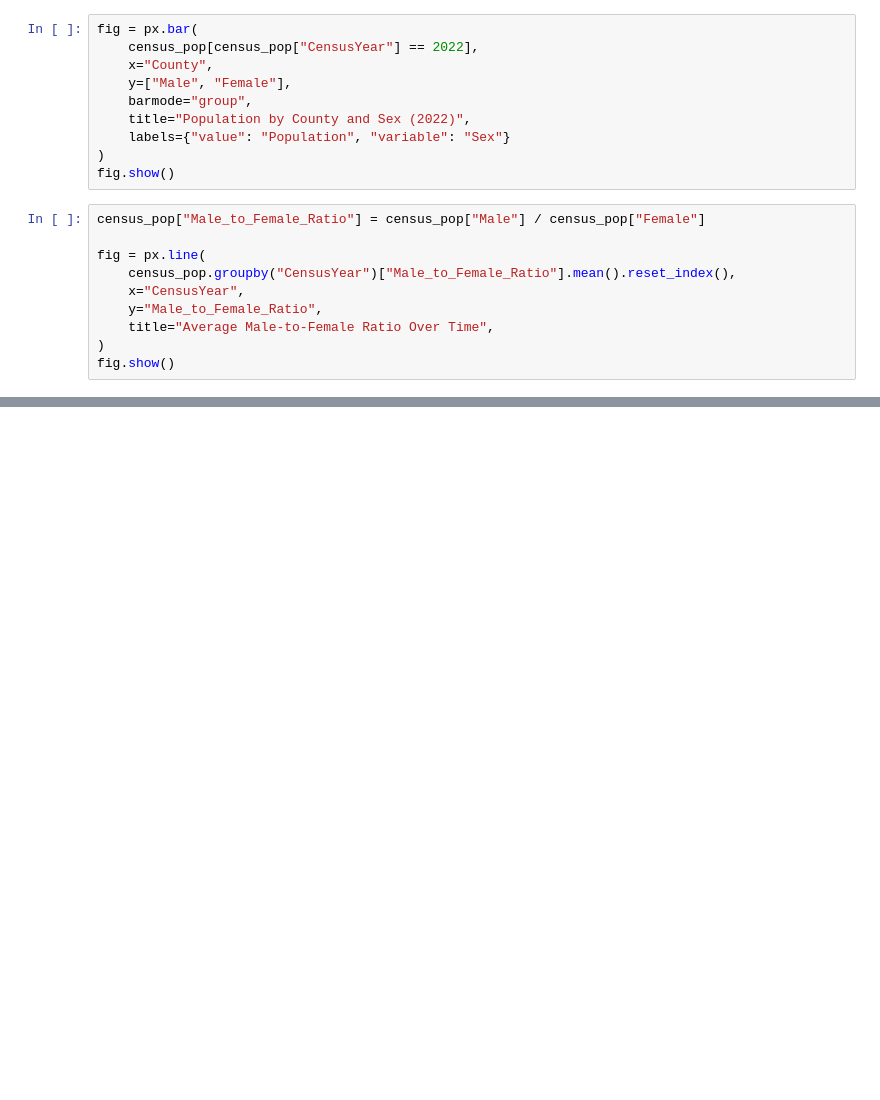
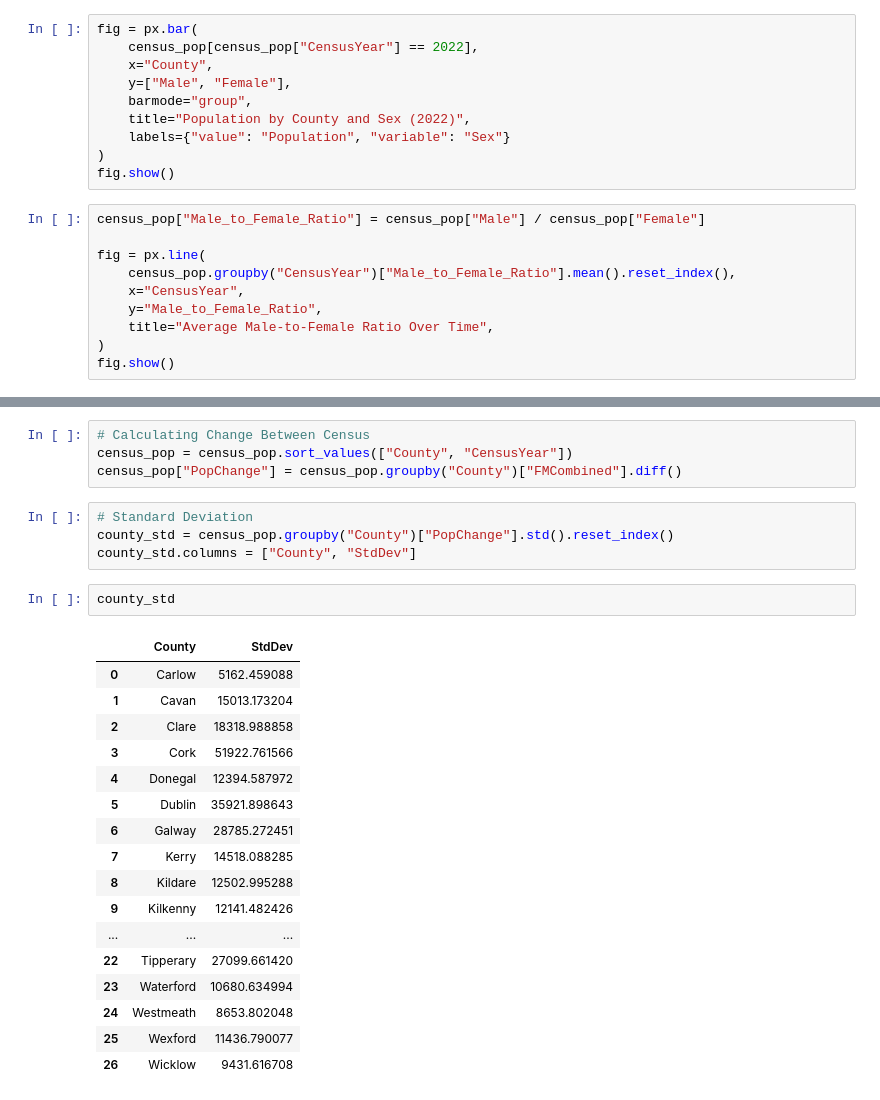
Before and after one commit to turps-pc90/AppliedStatisticsAssessment, a Jupyter notebook: roughwork.ipynb, the cells around one changed output, grey strips where cells are left out. Saved outputs shown, nothing was run; the diff lists cells and outputs as text; blank space fills up the shorter version.

```diff
--- a/roughwork.ipynb
+++ b/roughwork.ipynb
@@ -138,0 +156,28 @@ fig.show()
+# %%
+# Calculating Change Between Census
+census_pop = census_pop.sort_values(["County", "CensusYear"])
+census_pop["PopChange"] = census_pop.groupby("County")["FMCombined"].diff()
+# %%
+# Standard Deviation
+county_std = census_pop.groupby("County")["PopChange"].std().reset_index()
+county_std.columns = ["County", "StdDev"]
+# %%
+county_std
+# %% [output]
+|  | County | StdDev |
+| 0 | Carlow | 5162.459088 |
+| 1 | Cavan | 15013.173204 |
+| 2 | Clare | 18318.988858 |
+| 3 | Cork | 51922.761566 |
+| 4 | Donegal | 12394.587972 |
+| 5 | Dublin | 35921.898643 |
+| 6 | Galway | 28785.272451 |
+| 7 | Kerry | 14518.088285 |
+| 8 | Kildare | 12502.995288 |
+| 9 | Kilkenny | 12141.482426 |
+| ... | ... | ... |
+| 22 | Tipperary | 27099.661420 |
+| 23 | Waterford | 10680.634994 |
+| 24 | Westmeath | 8653.802048 |
+| 25 | Wexford | 11436.790077 |
+| 26 | Wicklow | 9431.616708 |
```
Also changed, not shown: parts of 11 cells of this notebook.
